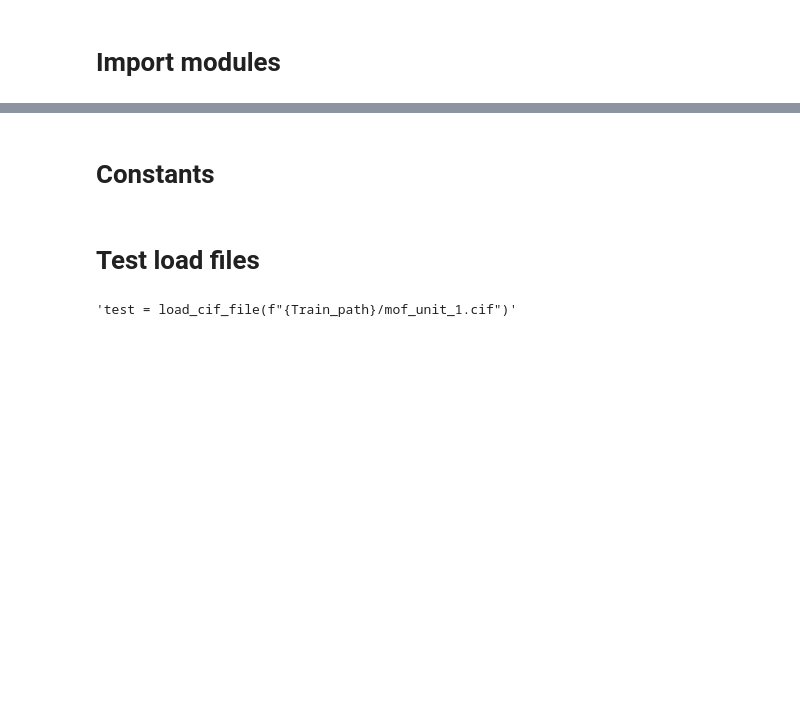
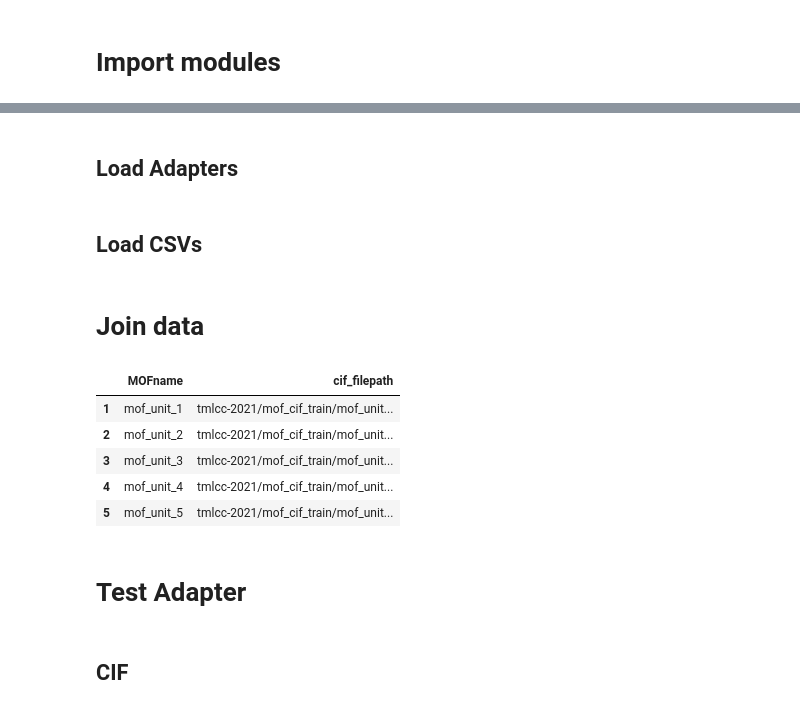
Before and after one commit to batprem/tmlcc-hackathon, a Jupyter notebook: preprocess.ipynb, the cells around one changed output, grey strips where cells are left out. Saved outputs shown, nothing was run; the diff lists cells and outputs as text; code cells hidden in the pictures; blank space fills up the shorter version.

```diff
--- a/preprocess.ipynb
+++ b/preprocess.ipynb
@@ -6,0 +31,2 @@ from typing import List
+# %% [markdown]
+## Load Adapters
@@ -6,0 +35,2 @@ from typing import List
+# %% [markdown]
+## Load CSVs
@@ -7,2 +42,16 @@ from typing import List
+# %% [markdown]
+# Join data
+# %%
+Train = get_cif_filepath(Train, TRAIN_PATH)
+Train[['MOFname', 'cif_filepath']].head(5)
+# %% [output]
+|  | MOFname | cif_filepath |
+| 1 | mof_unit_1 | tmlcc-2021/mof_cif_train/mof_unit... |
+| 2 | mof_unit_2 | tmlcc-2021/mof_cif_train/mof_unit... |
+| 3 | mof_unit_3 | tmlcc-2021/mof_cif_train/mof_unit... |
+| 4 | mof_unit_4 | tmlcc-2021/mof_cif_train/mof_unit... |
+| 5 | mof_unit_5 | tmlcc-2021/mof_cif_train/mof_unit... |
+# %% [markdown]
+# Test Adapter
 # %% [markdown]
-# Constants
+## CIF
@@ -11,6 +57,0 @@ Train_path = "tmlcc-2021/mof_cif_train"
-# %% [markdown]
-# Test load files
-# %%
-"""test = load_cif_file(f"{Train_path}/mof_unit_1.cif")"""
-# %% [output]
-'test = load_cif_file(f"{Train_path}/mof_unit_1.cif")'
```
Also changed, not shown: parts of 25 cells of this notebook, 7 other files.
